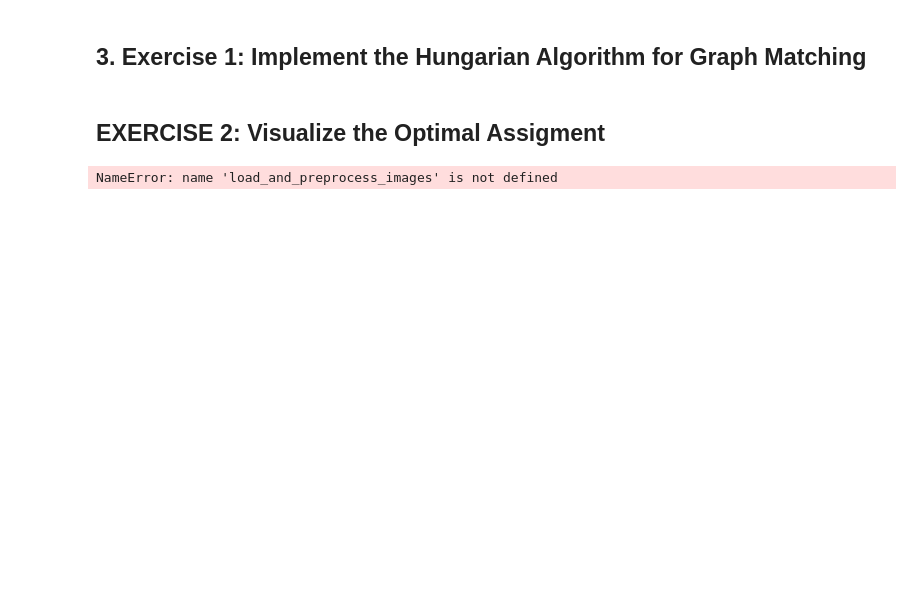
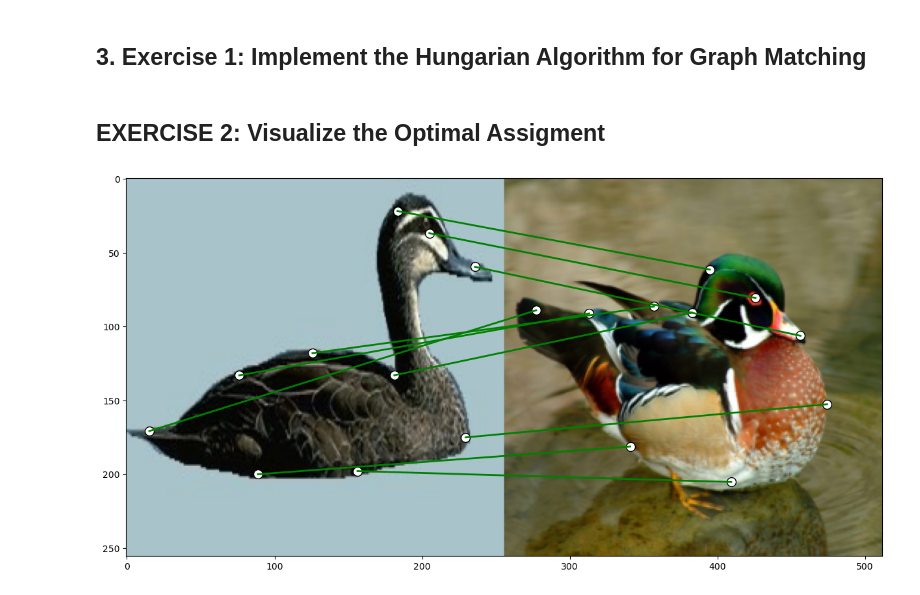
Before and after one commit to Alfonso647/TAB, a Jupyter notebook: parte3.ipynb, the cells around one changed output. Cells and saved outputs as stored; diff of their text form; code cells hidden in the pictures; blank space fills up the shorter version.

```diff
--- a/parte3.ipynb
+++ b/parte3.ipynb
@@ -146,16 +146,16 @@ def visualize_matching_full(img1, img2, kpts1, kpts2, adj_matrix1, adj_matrix2,
 # %%
 # Ejercicio 2
 
 # Cargamos el par de imágenes
 img1, img2, kpt1, kpt2 = load_and_preprocess_images()
 
 # Aplicamos Delaunay
 matriz = delaunay_triangulation(kpt1)
 matriz2 = delaunay_triangulation(kpt2)
 # Hacemos el matching
 matching = simple_spatial_matching(kpt1, kpt2)
 
 # Visualizamos el matching completo
-visuzalize_matching_full(img1, img2, kpt1, kpt2, matriz, matriz2, matching)
+visualize_matching_full(img1, img2, kpt1, kpt2, matriz, matriz2, matching)
 # %% [output]
-NameError: name 'load_and_preprocess_images' is not defined
+[figure, added]
```
